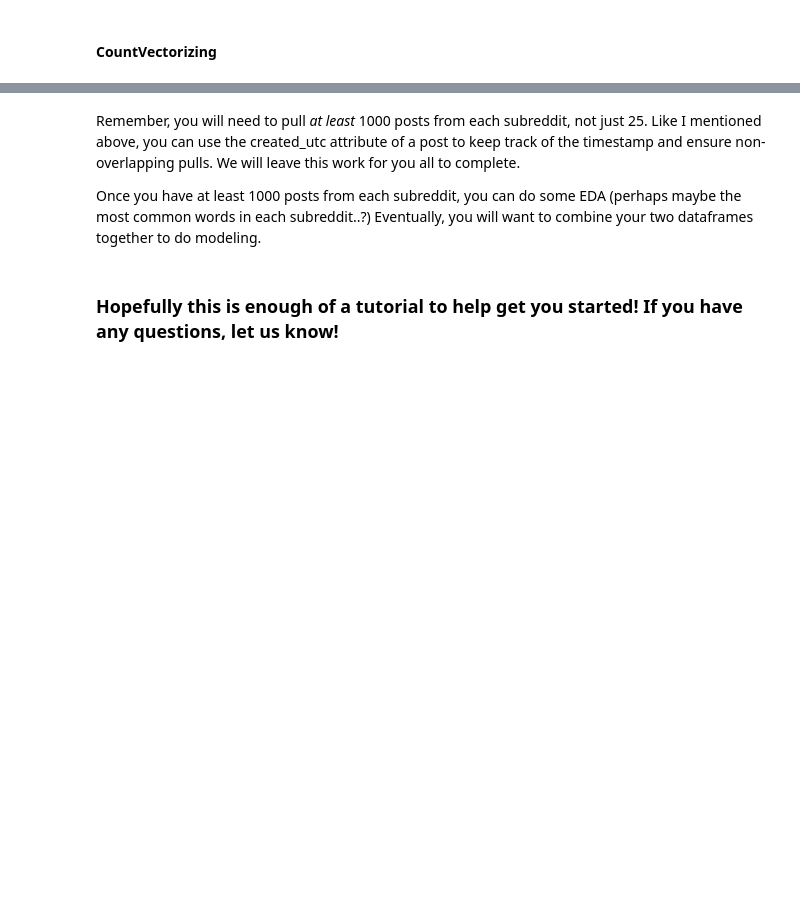
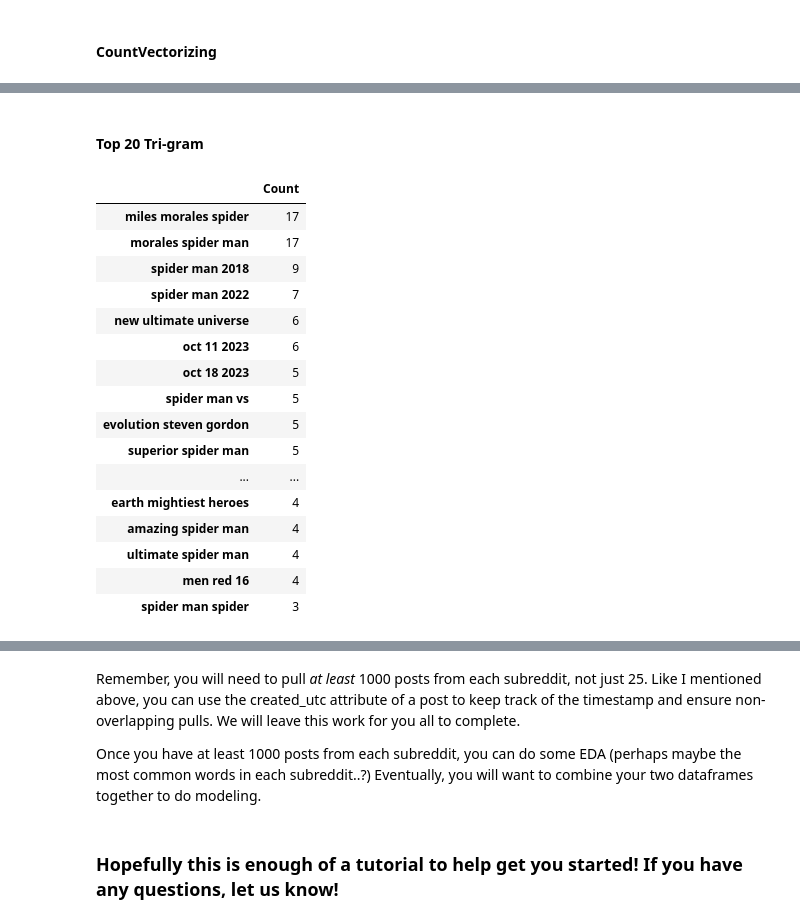
Before and after one commit to suli1524/Marvel_vs._DC, a Jupyter notebook: Reddit-PRAW-tutorial-Copy1.ipynb, the cells around one changed output, grey strips where cells are left out. Cells and saved outputs as stored; diff of their text form; code cells hidden in the pictures; blank space fills up the shorter version.

```diff
--- a/Reddit-PRAW-tutorial-Copy1.ipynb
+++ b/Reddit-PRAW-tutorial-Copy1.ipynb
@@ -381,0 +419,30 @@ marvel_top_words.T
+# %% [markdown]
+#### Top 20 Tri-gram
+# %%
+# Marvel top 20: trigrams
+cv_trigrams = CountVectorizer(ngram_range=(3, 3), stop_words='english')
+cv_trigrams.fit(marvel['title'])
+
+trigrams_cv = cv_trigrams.transform(marvel['title'])
+trigrams_df = pd.DataFrame(trigrams_cv.todense(), columns=cv_trigrams.get_feature_names_out())
+
+marvel_top_triwords = pd.DataFrame(trigrams_df.sum().sort_values(ascending=False).head(20), columns = ['Count'])
+marvel_top_triwords
+# %% [output]
+|  | Count |
+| miles morales spider | 17 |
+| morales spider man | 17 |
+| spider man 2018 | 9 |
+| spider man 2022 | 7 |
+| new ultimate universe | 6 |
+| oct 11 2023 | 6 |
+| oct 18 2023 | 5 |
+| spider man vs | 5 |
+| evolution steven gordon | 5 |
+| superior spider man | 5 |
+| ... | ... |
+| earth mightiest heroes | 4 |
+| amazing spider man | 4 |
+| ultimate spider man | 4 |
+| men red 16 | 4 |
+| spider man spider | 3 |
```
Also changed, not shown: parts of 32 cells of this notebook, 2 other files.
